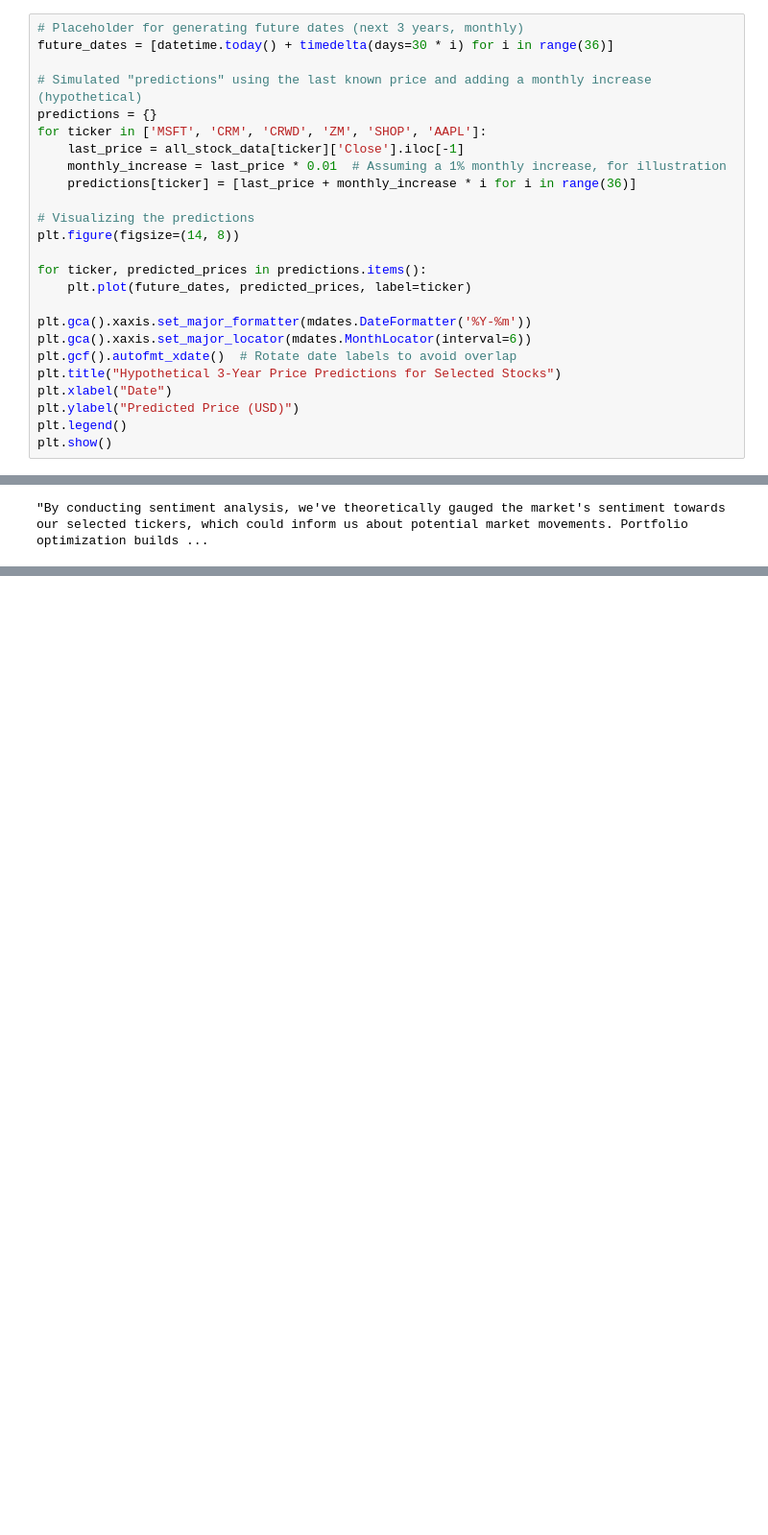
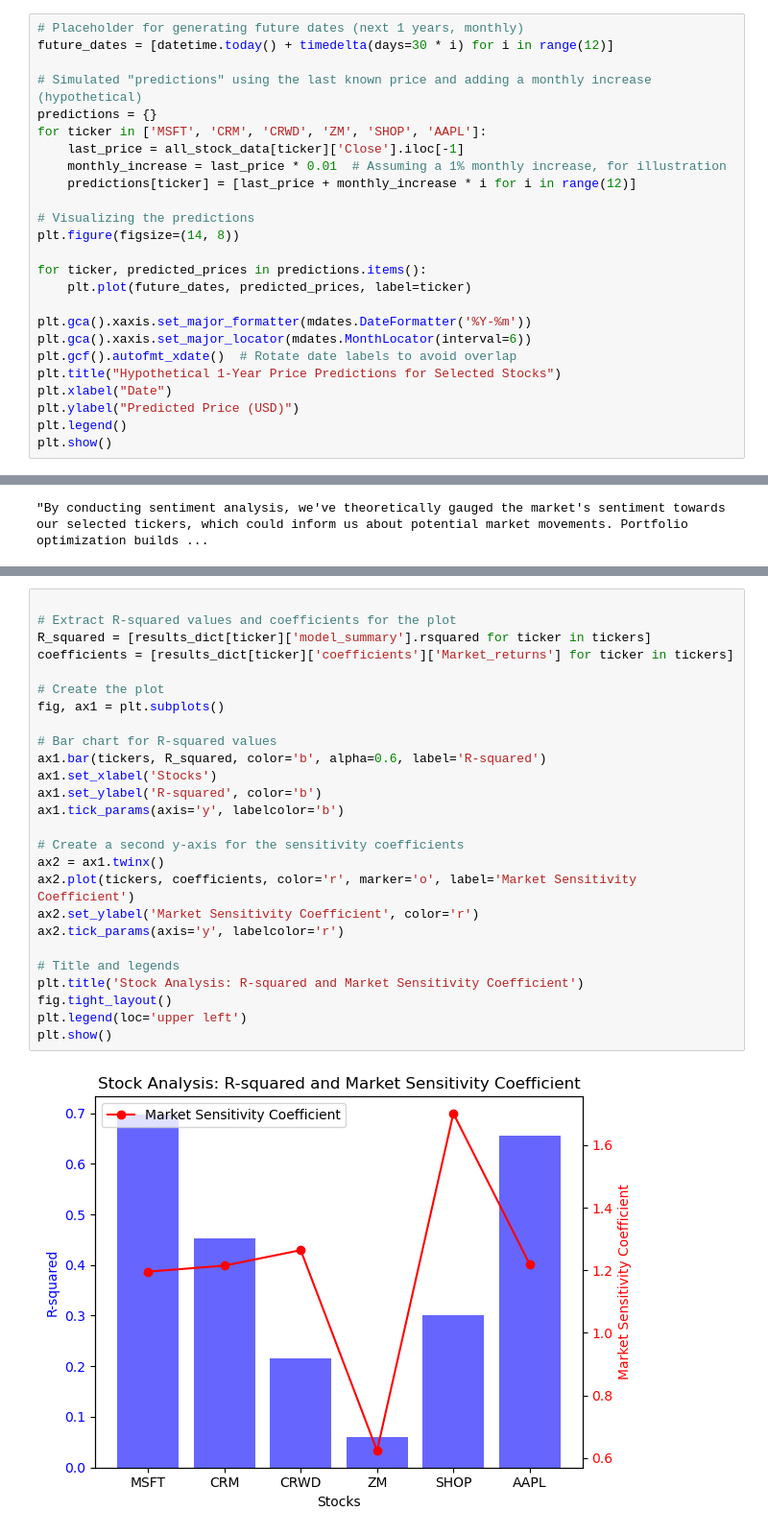
Before and after one commit to 44Jacob/FinDataTechAnalysis, a Jupyter notebook: Comprehensive_Stock_Market_Analysis.ipynb, the cells around one changed output, grey strips where cells are left out. Shown at 96% size. Drawn from its saved outputs; the diff is of its cells as text; blank space fills up the shorter version.

```diff
--- a/Comprehensive_Stock_Market_Analysis.ipynb
+++ b/Comprehensive_Stock_Market_Analysis.ipynb
@@ -342,13 +543,13 @@ AAPL Volatility: 33.55%
 # %%
-# Placeholder for generating future dates (next 3 years, monthly)
-future_dates = [datetime.today() + timedelta(days=30 * i) for i in range(36)]
+# Placeholder for generating future dates (next 1 years, monthly)
+future_dates = [datetime.today() + timedelta(days=30 * i) for i in range(12)]
 
 # Simulated "predictions" using the last known price and adding a monthly increase (hypothetical)
 predictions = {}
 for ticker in ['MSFT', 'CRM', 'CRWD', 'ZM', 'SHOP', 'AAPL']:
     last_price = all_stock_data[ticker]['Close'].iloc[-1]
     monthly_increase = last_price * 0.01  # Assuming a 1% monthly increase, for illustration
-    predictions[ticker] = [last_price + monthly_increase * i for i in range(36)]
+    predictions[ticker] = [last_price + monthly_increase * i for i in range(12)]
 
 # Visualizing the predictions
 plt.figure(figsize=(14, 8))
@@ -359,7 +560,7 @@ for ticker, predicted_prices in predictions.items():
 plt.gca().xaxis.set_major_formatter(mdates.DateFormatter('%Y-%m'))
 plt.gca().xaxis.set_major_locator(mdates.MonthLocator(interval=6))
 plt.gcf().autofmt_xdate()  # Rotate date labels to avoid overlap
-plt.title("Hypothetical 3-Year Price Predictions for Selected Stocks")
+plt.title("Hypothetical 1-Year Price Predictions for Selected Stocks")
 plt.xlabel("Date")
 plt.ylabel("Predicted Price (USD)")
 plt.legend()
@@ -578,0 +932,28 @@ plt.show()
+# %%
+
+# Extract R-squared values and coefficients for the plot
+R_squared = [results_dict[ticker]['model_summary'].rsquared for ticker in tickers]
+coefficients = [results_dict[ticker]['coefficients']['Market_returns'] for ticker in tickers]
+
+# Create the plot
+fig, ax1 = plt.subplots()
+
+# Bar chart for R-squared values
+ax1.bar(tickers, R_squared, color='b', alpha=0.6, label='R-squared')
+ax1.set_xlabel('Stocks')
+ax1.set_ylabel('R-squared', color='b')
+ax1.tick_params(axis='y', labelcolor='b')
+
+# Create a second y-axis for the sensitivity coefficients
+ax2 = ax1.twinx()
+ax2.plot(tickers, coefficients, color='r', marker='o', label='Market Sensitivity Coefficient')
+ax2.set_ylabel('Market Sensitivity Coefficient', color='r')
+ax2.tick_params(axis='y', labelcolor='r')
+
+# Title and legends
+plt.title('Stock Analysis: R-squared and Market Sensitivity Coefficient')
+fig.tight_layout()
+plt.legend(loc='upper left')
+plt.show()
+# %% [output]
+[figure, added]
```
Also changed, not shown: parts of 39 cells of this notebook, 10 other files.
